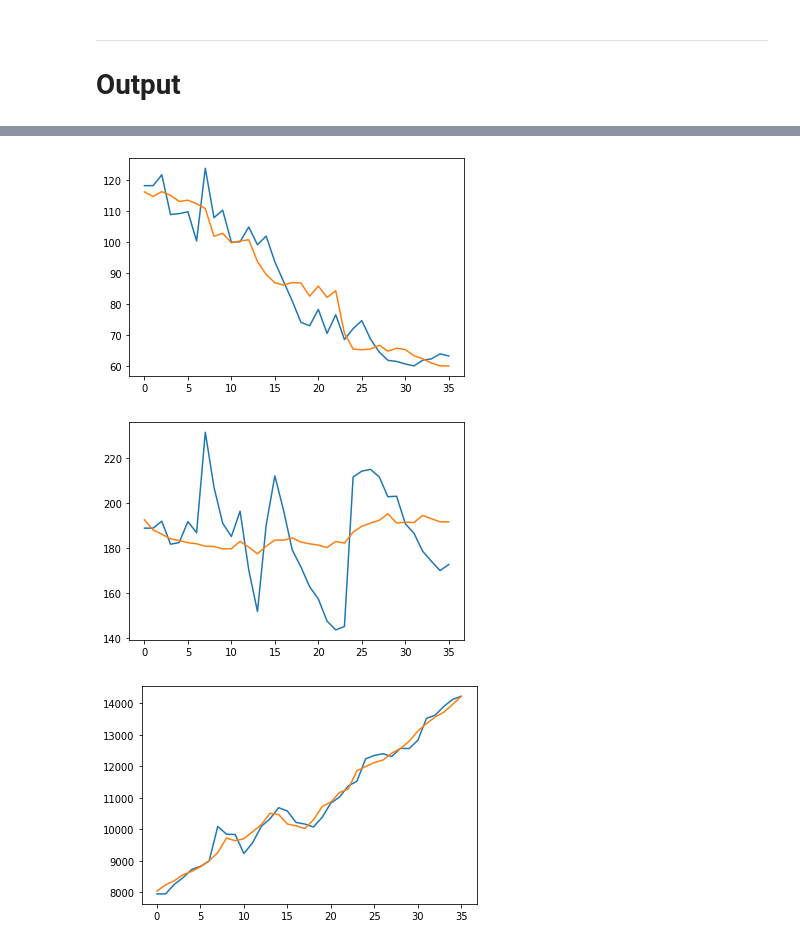
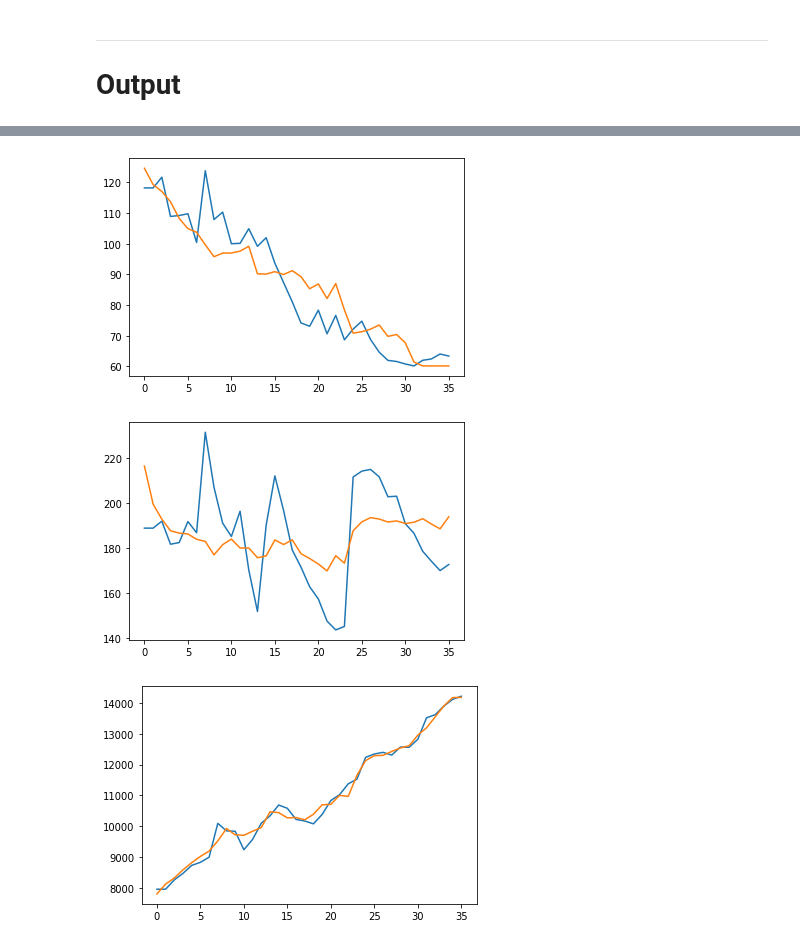
Before and after one commit to Teasotea/SystemAnalysis, a Jupyter notebook: lab2.ipynb, the cells around one changed output, grey strips where cells are left out. Drawn from its saved outputs; the diff is of its cells as text; code cells hidden in the pictures.

```diff
--- a/lab2.ipynb
+++ b/lab2.ipynb
@@ -109,4 +112,6 @@ yn = normalize(y)
 b = mean(normalize(y), axis=1)
 # %%
 """Input polynomial degrees for X1, X2, X3 respectively"""
-d1, d2, d3 = d = (1, 2, 3)
+# d1, d2, d3 = d = (1, 2, 3)
+# d1, d2, d3 = d = (6, 5, 1)
+d1, d2, d3 = d = (6, 5, 8)
@@ -200,0 +206,3 @@ c = array([c1, c2, c3]).T
+# %%
+predict = array([clip(dot(P[i], c[:, i]), 0, 1) for i in range(ny)]).T
+predict_denormalized = denormalize(predict, y)
@@ -232,30 +241,30 @@ def denormalize(x, y):
 # %%
 import matplotlib.pyplot as plot
 
 data = range(len(y))
 
 plot.plot(data, y[:, 0])
-plot.plot(data, denormalize(clip(dot(P[0], c1), 0, 1), y))
+plot.plot(data, predict_denormalized[:, 0])
 plot.show()
 # %% [output]
-[figure, old version]
+[figure, new version]
 # %%
 import matplotlib.pyplot as plot
 
 data = range(len(y))
 
 plot.plot(data, y[:, 1])
-plot.plot(data, denormalize(clip(dot(P[1], c2), 0, 1), y))
+plot.plot(data, predict_denormalized[:, 1])
 plot.show()
 # %% [output]
-[figure, old version]
+[figure, new version]
 # %%
 import matplotlib.pyplot as plot
 
 data = range(len(y))
 
 plot.plot(data, y[:, 2])
-plot.plot(data, denormalize(clip(dot(P[2], c3), 0, 1), y))
+plot.plot(data, predict_denormalized[:, 2])
 plot.show()
 # %% [output]
-[figure, old version]
+[figure, new version]
```
Also changed, not shown: parts of 10 cells of this notebook, 1 other file.
